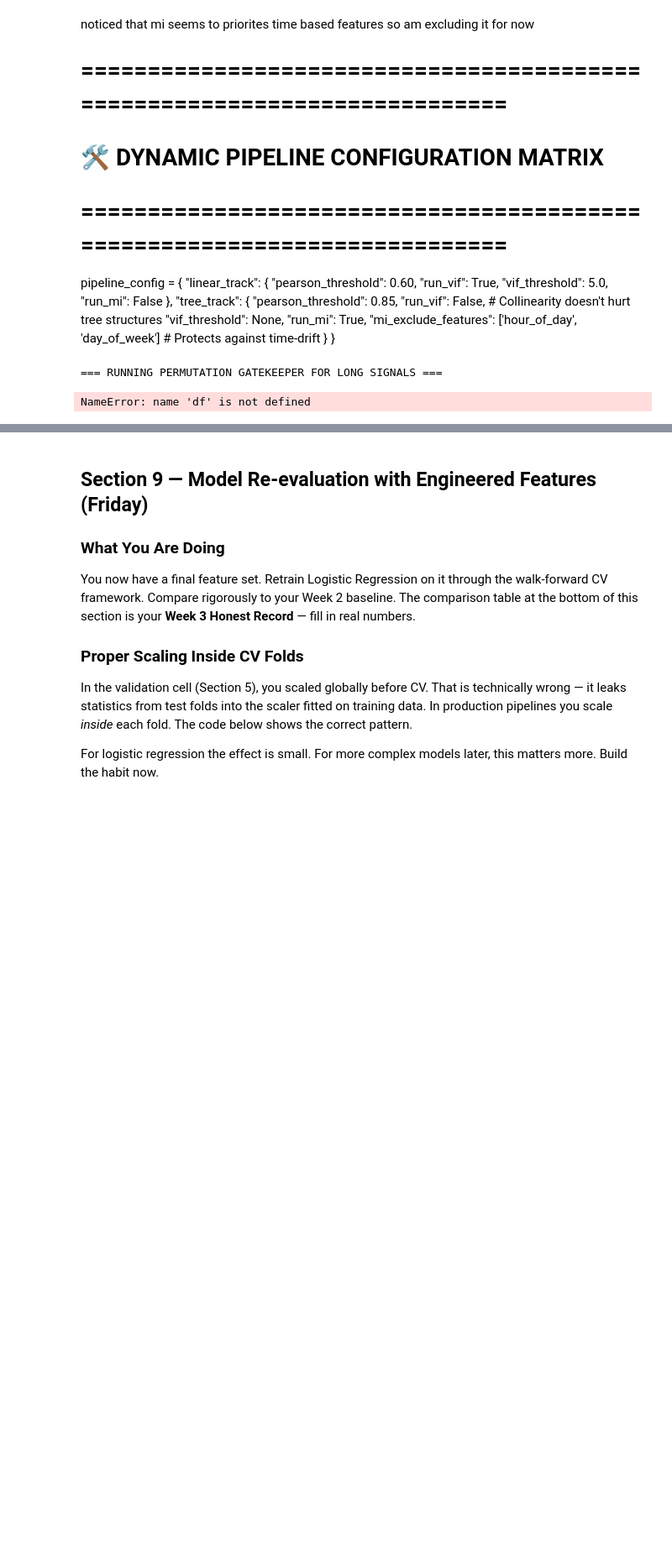
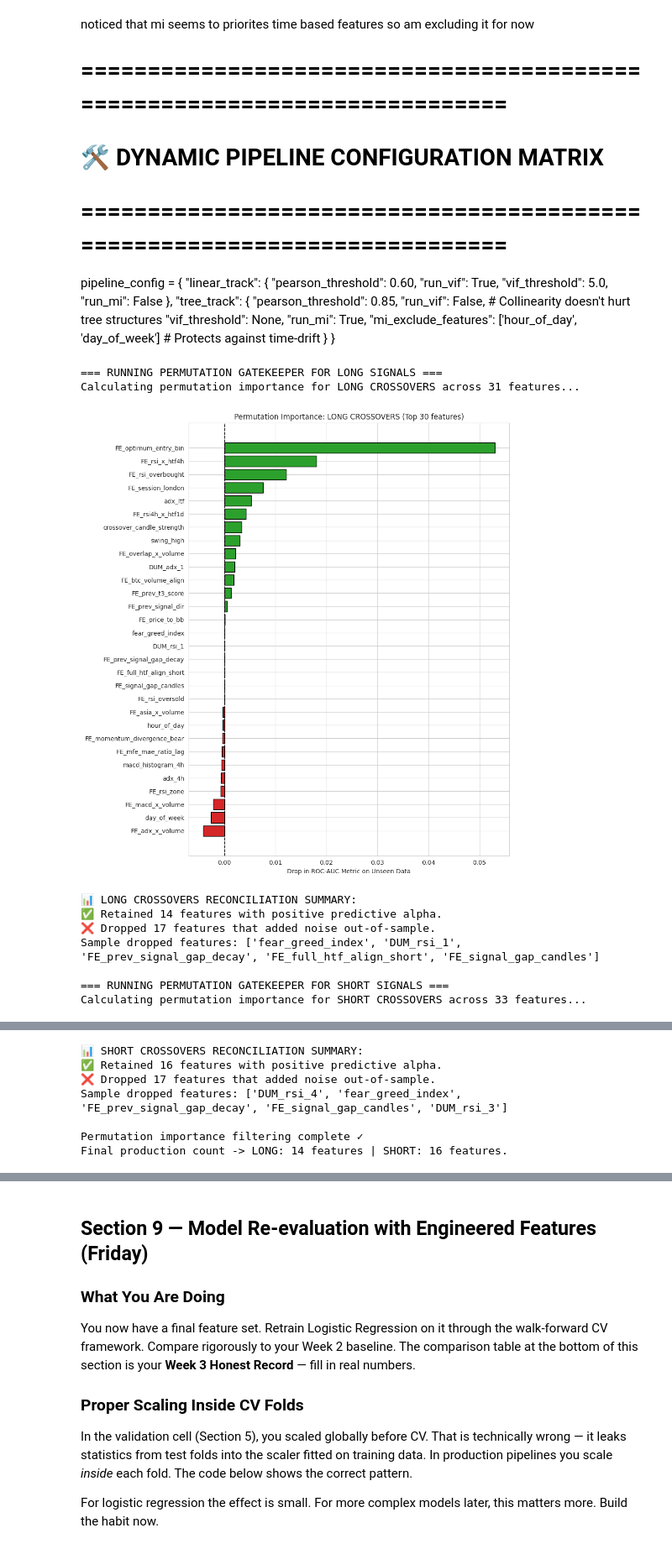
Before and after one commit to Jeshurun-B/EMA-optimizer-pipeline-v2, a Jupyter notebook: coolab_notebooks/week3_feature_engineering.ipynb, the cells around one changed output, grey strips where cells are left out. Shown at 84% size. Cells and saved outputs as stored; diff of their text form; code cells hidden in the pictures; blank space fills up the shorter version.

```diff
--- a/coolab_notebooks/week3_feature_engineering.ipynb
+++ b/coolab_notebooks/week3_feature_engineering.ipynb
@@ -89,3 +100,15 @@ except Exception as e:
     print(f'Analytics connection failed: {e}')
 # %% [output]
 Analytics database connected ✓
+# %%
+# ============================================================
+# CONNECT TO ANALYTICS DATABASE
+# ============================================================
+try:
+    analytics_client_all = create_client(
+        userdata.get('ANALYTICS_SUPABASE_URL'),
+        userdata.get('ANALYTICS_SUPABASE_KEY')
+    )
+    print('Analytics database connected ✓')
+except Exception as e:
+    print(f'Analytics connection failed: {e}')
@@ -1827,33 +2281,41 @@ def evaluate_permutation_importance(df_source, active_features, target_col='bina
     features_final = df_perm[df_perm['importance_mean'] > 0.0]['Feature'].tolist()
     features_dropped = df_perm[df_perm['importance_mean'] <= 0.0]['Feature'].tolist()
 
     print(f"\n📊 {regime_label} RECONCILIATION SUMMARY:")
     print(f"✅ Retained {len(features_final)} features with positive predictive alpha.")
     print(f"❌ Dropped {len(features_dropped)} features that added noise out-of-sample.")
     if features_dropped:
         print(f"Sample dropped features: {features_dropped[:5]}")
 
     return features_final
 
 # ============================================================
 # EXECUTE EVALUATION OVER YOUR SURVIVING VIF SELECTION
 # ============================================================
 
 # Ensure target naming aligns with your matrix setup ('binary_target')
 print("\n=== RUNNING PERMUTATION GATEKEEPER FOR LONG SIGNALS ===")
 df_long = df[df['signal_x'] == 'LONG'].copy()
 FEATURES_FINAL_LONG = evaluate_permutation_importance(
-    df_long, FEATURES_LONG_AFTER_VIF, target_col='binary_target', regime_label="LONG CROSSOVERS"
+    df_long, FEATURES_LONG_AFTER_VIF, target_col='class_target_1', regime_label="LONG CROSSOVERS"
 )
 
 print("\n=== RUNNING PERMUTATION GATEKEEPER FOR SHORT SIGNALS ===")
 df_short = df[df['signal_x'] == 'SHORT'].copy()
 FEATURES_FINAL_SHORT = evaluate_permutation_importance(
-    df_short, FEATURES_SHORT_AFTER_VIF, target_col='binary_target', regime_label="SHORT CROSSOVERS"
+    df_short, FEATURES_SHORT_AFTER_VIF, target_col='class_target_1', regime_label="SHORT CROSSOVERS"
 )
 
 print('\nPermutation importance filtering complete ✓')
 print(f'Final production count -> LONG: {len(FEATURES_FINAL_LONG)} features | SHORT: {len(FEATURES_FINAL_SHORT)} features.')
 # %% [output]
 === RUNNING PERMUTATION GATEKEEPER FOR LONG SIGNALS ===
+Calculating permutation importance for LONG CROSSOVERS across 31 features...
+[figure, added]
-NameError: name 'df' is not defined
+📊 LONG CROSSOVERS RECONCILIATION SUMMARY:
+✅ Retained 14 features with positive predictive alpha.
+❌ Dropped 17 features that added noise out-of-sample.
+Sample dropped features: ['fear_greed_index', 'DUM_rsi_1', 'FE_prev_signal_gap_decay', 'FE_full_htf_align_short', 'FE_signal_gap_candles']
+
+=== RUNNING PERMUTATION GATEKEEPER FOR SHORT SIGNALS ===
+Calculating permutation importance for SHORT CROSSOVERS across 33 features...
@@ -1859,0 +2323,7 @@ NameError: name 'df' is not defined
+📊 SHORT CROSSOVERS RECONCILIATION SUMMARY:
+✅ Retained 16 features with positive predictive alpha.
+❌ Dropped 17 features that added noise out-of-sample.
+Sample dropped features: ['DUM_rsi_4', 'fear_greed_index', 'FE_prev_signal_gap_decay', 'FE_signal_gap_candles', 'DUM_rsi_3']
+
+Permutation importance filtering complete ✓
+Final production count -> LONG: 14 features | SHORT: 16 features.
```
Also changed, not shown: parts of 38 cells of this notebook.
